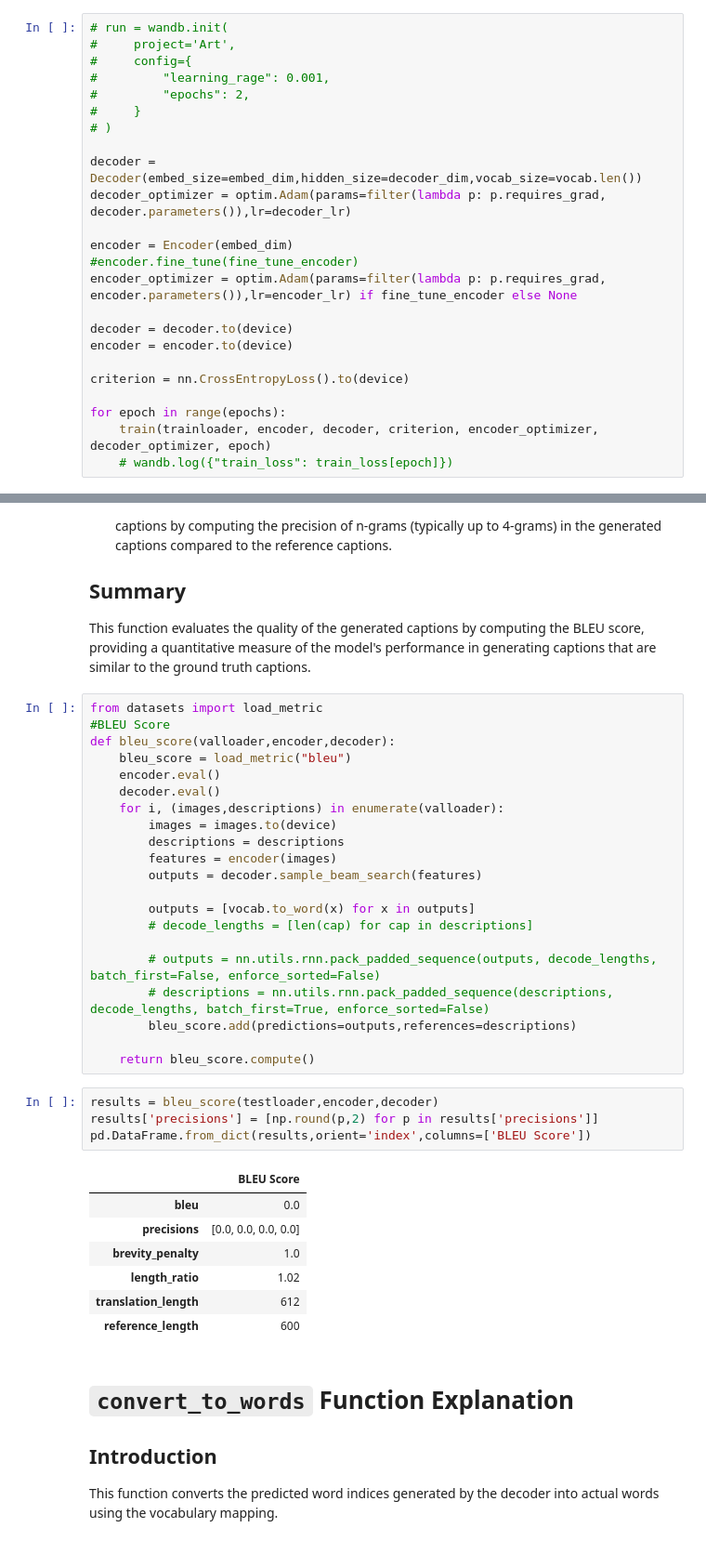
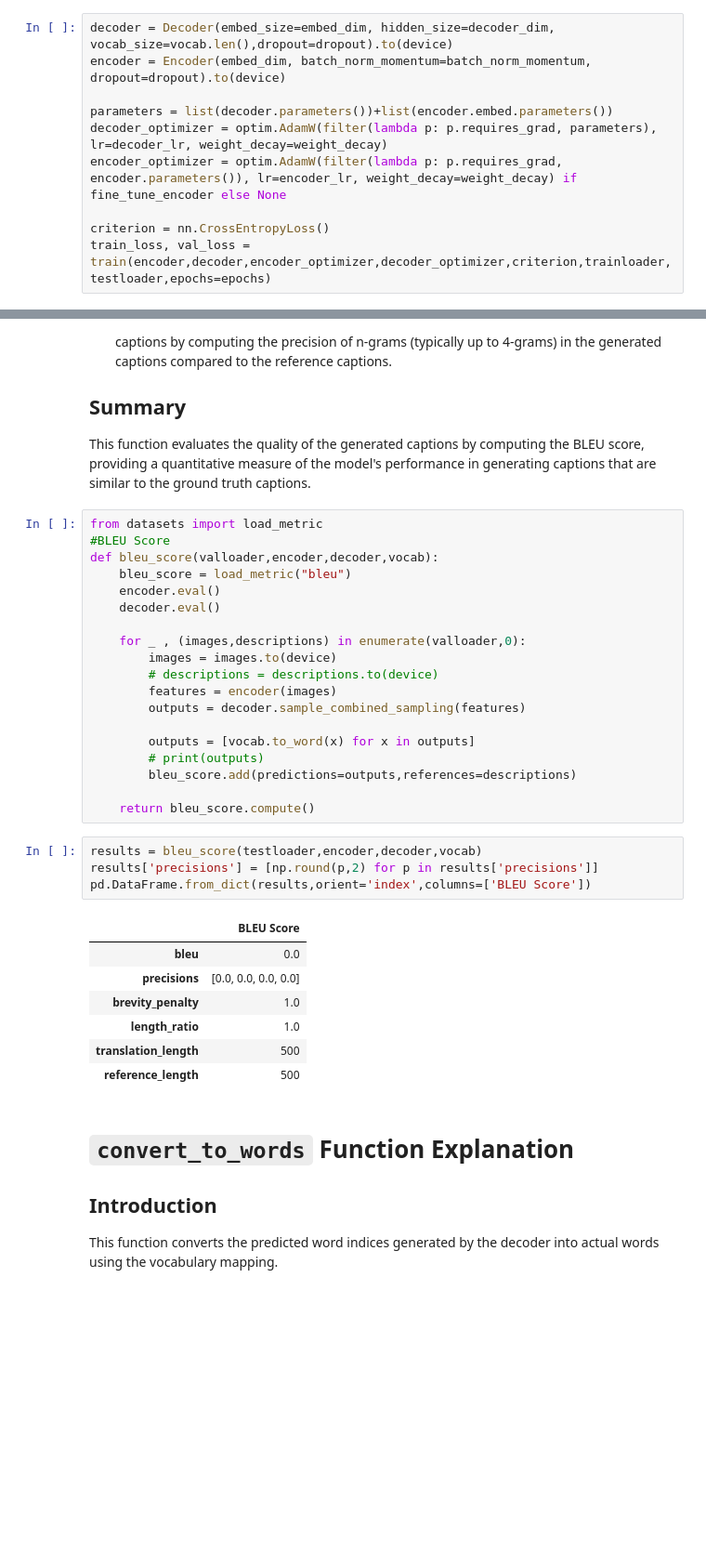
Before and after one commit to rullo16/Art, a Jupyter notebook: Transfer_learning_models_No_Huggingface/ArtTest-Caption.ipynb, the cells around one changed output, grey strips where cells are left out. Shown at 93% size. Drawn from its saved outputs; the diff is of its cells as text; blank space fills up the shorter version.

```diff
--- a/Transfer_learning_models_No_Huggingface/ArtTest-Caption.ipynb
+++ b/Transfer_learning_models_No_Huggingface/ArtTest-Caption.ipynb
@@ -532,26 +695,12 @@ alpha_c = 1.0
 fine_tune_encoder = False
 checkpoint = None
 # %%
-# run = wandb.init(
-#     project='Art',
-#     config={
-#         "learning_rage": 0.001,
-#         "epochs": 2,
-#     }
-# )
+decoder = Decoder(embed_size=embed_dim, hidden_size=decoder_dim, vocab_size=vocab.len(),dropout=dropout).to(device)
+encoder = Encoder(embed_dim, batch_norm_momentum=batch_norm_momentum, dropout=dropout).to(device)
 
-decoder = Decoder(embed_size=embed_dim,hidden_size=decoder_dim,vocab_size=vocab.len())
-decoder_optimizer = optim.Adam(params=filter(lambda p: p.requires_grad, decoder.parameters()),lr=decoder_lr)
+parameters = list(decoder.parameters())+list(encoder.embed.parameters())
+decoder_optimizer = optim.AdamW(filter(lambda p: p.requires_grad, parameters), lr=decoder_lr, weight_decay=weight_decay)
+encoder_optimizer = optim.AdamW(filter(lambda p: p.requires_grad, encoder.parameters()), lr=encoder_lr, weight_decay=weight_decay) if fine_tune_encoder else None
 
-encoder = Encoder(embed_dim)
-#encoder.fine_tune(fine_tune_encoder)
-encoder_optimizer = optim.Adam(params=filter(lambda p: p.requires_grad, encoder.parameters()),lr=encoder_lr) if fine_tune_encoder else None
-
-decoder = decoder.to(device)
-encoder = encoder.to(device)
-
-criterion = nn.CrossEntropyLoss().to(device)
-
-for epoch in range(epochs):
-    train(trainloader, encoder, decoder, criterion, encoder_optimizer, decoder_optimizer, epoch)
-    # wandb.log({"train_loss": train_loss[epoch]})
+criterion = nn.CrossEntropyLoss()
+train_loss, val_loss = train(encoder,decoder,encoder_optimizer,decoder_optimizer,criterion,trainloader,testloader,epochs=epochs)
@@ -627,36 +764,34 @@ This function evaluates the quality of the generated captions by computing the B
 # %%
 from datasets import load_metric
 #BLEU Score
-def bleu_score(valloader,encoder,decoder):
+def bleu_score(valloader,encoder,decoder,vocab):
     bleu_score = load_metric("bleu")
     encoder.eval()
     decoder.eval()
-    for i, (images,descriptions) in enumerate(valloader):
+
+    for _ , (images,descriptions) in enumerate(valloader,0):
         images = images.to(device)
-        descriptions = descriptions
+        # descriptions = descriptions.to(device)
         features = encoder(images)
-        outputs = decoder.sample_beam_search(features)
+        outputs = decoder.sample_combined_sampling(features)
 
         outputs = [vocab.to_word(x) for x in outputs]
-        # decode_lengths = [len(cap) for cap in descriptions]
-
-        # outputs = nn.utils.rnn.pack_padded_sequence(outputs, decode_lengths, batch_first=False, enforce_sorted=False)
-        # descriptions = nn.utils.rnn.pack_padded_sequence(descriptions, decode_lengths, batch_first=True, enforce_sorted=False)
+        # print(outputs)
         bleu_score.add(predictions=outputs,references=descriptions)
 
     return bleu_score.compute()
 # %%
-results = bleu_score(testloader,encoder,decoder)
+results = bleu_score(testloader,encoder,decoder,vocab)
 results['precisions'] = [np.round(p,2) for p in results['precisions']]
 pd.DataFrame.from_dict(results,orient='index',columns=['BLEU Score'])
 # %% [output]
 |  | BLEU Score |
 | bleu | 0.0 |
 | precisions | [0.0, 0.0, 0.0, 0.0] |
 | brevity_penalty | 1.0 |
-| length_ratio | 1.02 |
-| translation_length | 612 |
-| reference_length | 600 |
+| length_ratio | 1.0 |
+| translation_length | 500 |
+| reference_length | 500 |
 # %% [markdown]
 # `convert_to_words` Function Explanation
 
```
Also changed, not shown: parts of 21 cells of this notebook, 5 other files.
